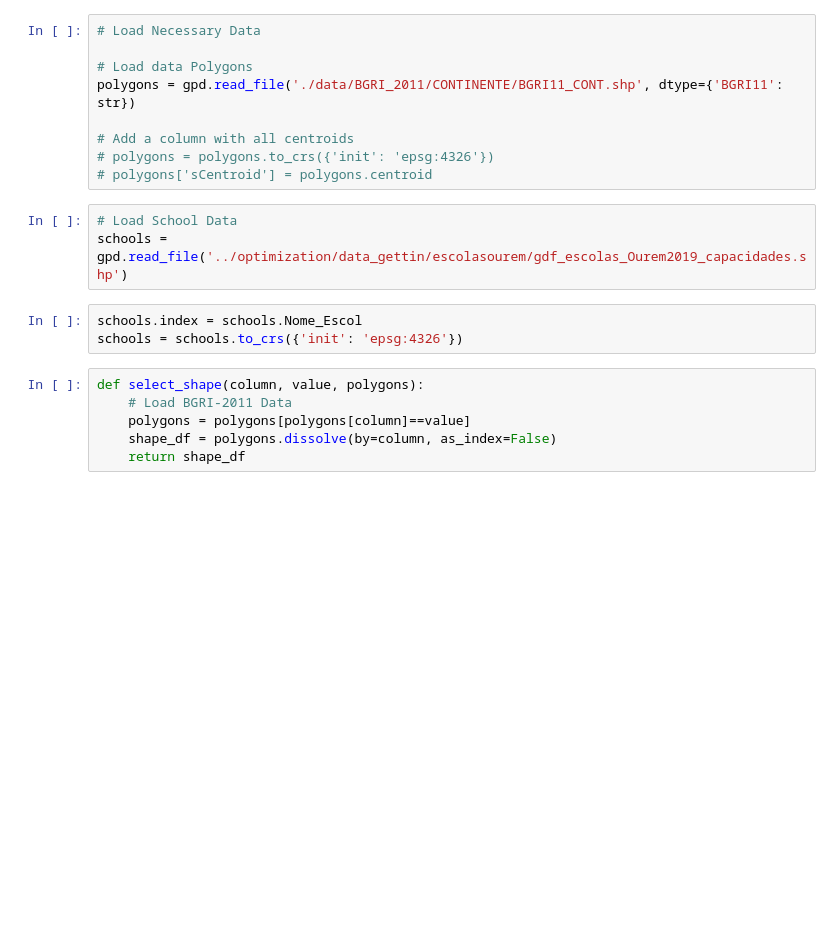
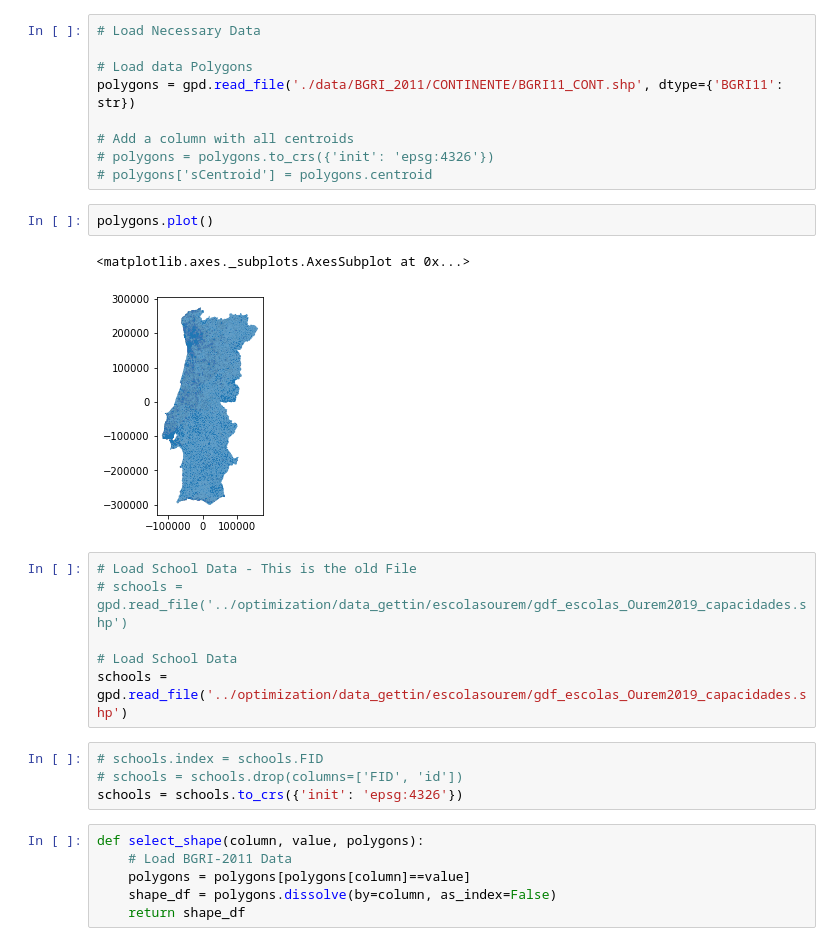
Before and after one commit to fillipefeitosa/gettin, a Jupyter notebook: pandana/Distance Matrix.ipynb, the cells around one changed output. Drawn from its saved outputs; the diff is of its cells as text; blank space fills up the shorter version.

```diff
--- a/pandana/Distance Matrix.ipynb
+++ b/pandana/Distance Matrix.ipynb
@@ -21,11 +21,20 @@ polygons = gpd.read_file('./data/BGRI_2011/CONTINENTE/BGRI11_CONT.shp', dtype={'
 # Add a column with all centroids
 # polygons = polygons.to_crs({'init': 'epsg:4326'})
 # polygons['sCentroid'] = polygons.centroid
+# %%
+polygons.plot()
+# %% [output]
+<matplotlib.axes._subplots.AxesSubplot at 0x...>
+[figure, added]
 # %%
+# Load School Data - This is the old File
+# schools = gpd.read_file('../optimization/data_gettin/escolasourem/gdf_escolas_Ourem2019_capacidades.shp')
+
 # Load School Data
 schools = gpd.read_file('../optimization/data_gettin/escolasourem/gdf_escolas_Ourem2019_capacidades.shp')
 # %%
-schools.index = schools.Nome_Escol
+# schools.index = schools.FID
+# schools = schools.drop(columns=['FID', 'id'])
 schools = schools.to_crs({'init': 'epsg:4326'})
 # %%
 def select_shape(column, value, polygons):
```
Also changed, not shown: parts of 23 cells of this notebook, 3 other files.
